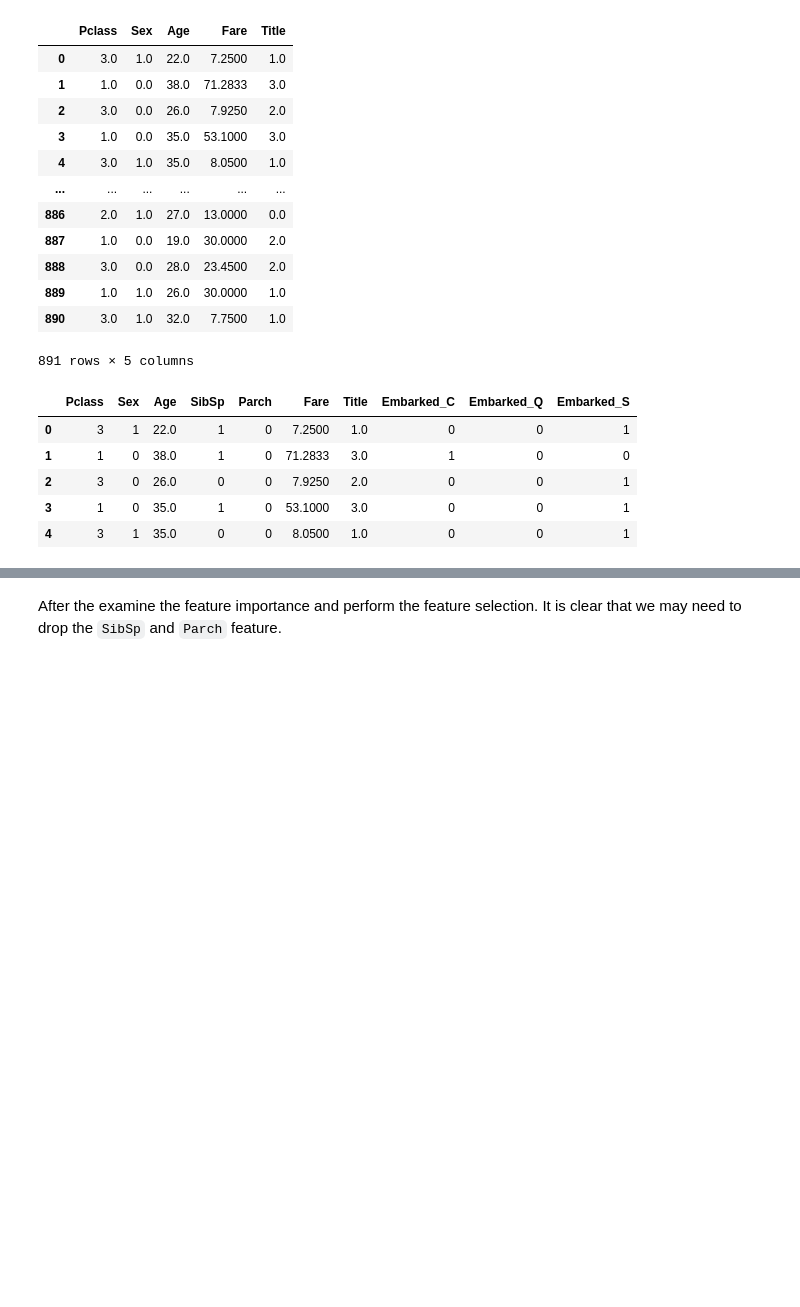
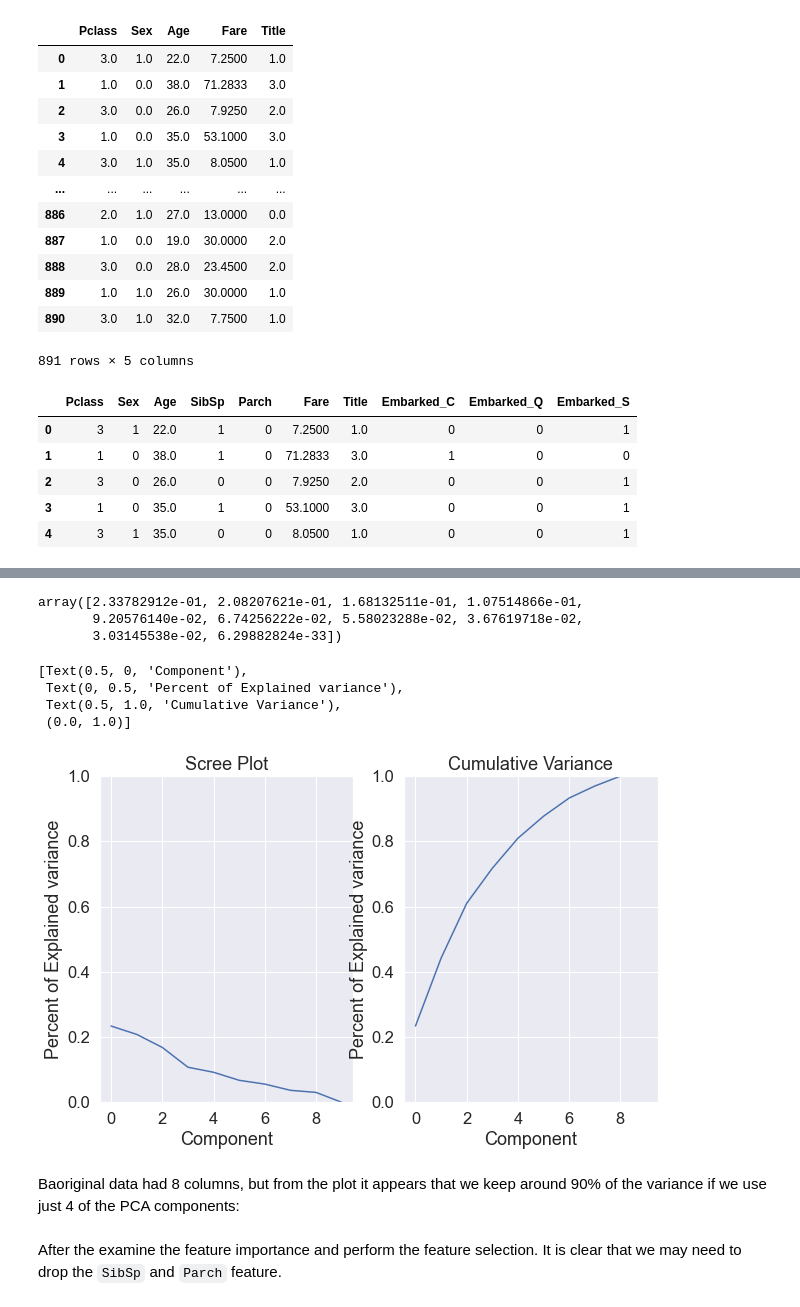
Before and after one commit to CertifaiAI/data-science-fundamentals, a Jupyter notebook: day_3/8S_End to End Example .ipynb, the cells around one changed output, grey strips where cells are left out. Cells and saved outputs as stored; diff of their text form; code cells hidden in the pictures; blank space fills up the shorter version.

```diff
--- a/day_3/8S_End to End Example .ipynb
+++ b/day_3/8S_End to End Example .ipynb
@@ -1385,3 +1473,33 @@ x_train_feature.head()
+# %%
+pca = PCA(random_state=42)
+x_pca = pca.fit_transform(x_train_scale)
+pca.explained_variance_ratio_
+# %% [output]
+array([2.33782912e-01, 2.08207621e-01, 1.68132511e-01, 1.07514866e-01,
+       9.20576140e-02, 6.74256222e-02, 5.58023288e-02, 3.67619718e-02,
+       3.03145538e-02, 6.29882824e-33])
+# %%
+fig, axes = plt.subplots(1, 2,figsize = (10,6))
+axes[0].plot(pca.explained_variance_ratio_)
+axes[0].set(
+xlabel="Component",
+ylabel="Percent of Explained variance",
+title="Scree Plot",
+ylim=(0, 1))
+axes[1].plot(np.cumsum(pca.explained_variance_ratio_))
+axes[1].set(
+xlabel="Component",
+ylabel="Percent of Explained variance",
+title="Cumulative Variance",
+ylim=(0, 1))
+# %% [output]
+[Text(0.5, 0, 'Component'),
+ Text(0, 0.5, 'Percent of Explained variance'),
+ Text(0.5, 1.0, 'Cumulative Variance'),
+ (0.0, 1.0)]
+[figure, added]
+# %% [markdown]
+Baoriginal data had 8 columns, but from the plot it appears that we keep around 90% of the variance if we use just 4 of the PCA components:
 # %% [markdown]
 After the examine the feature importance and perform the feature selection. It is clear that we may need to drop the `SibSp` and `Parch` feature.
 # %%
```
Also changed, not shown: parts of 29 cells of this notebook.
